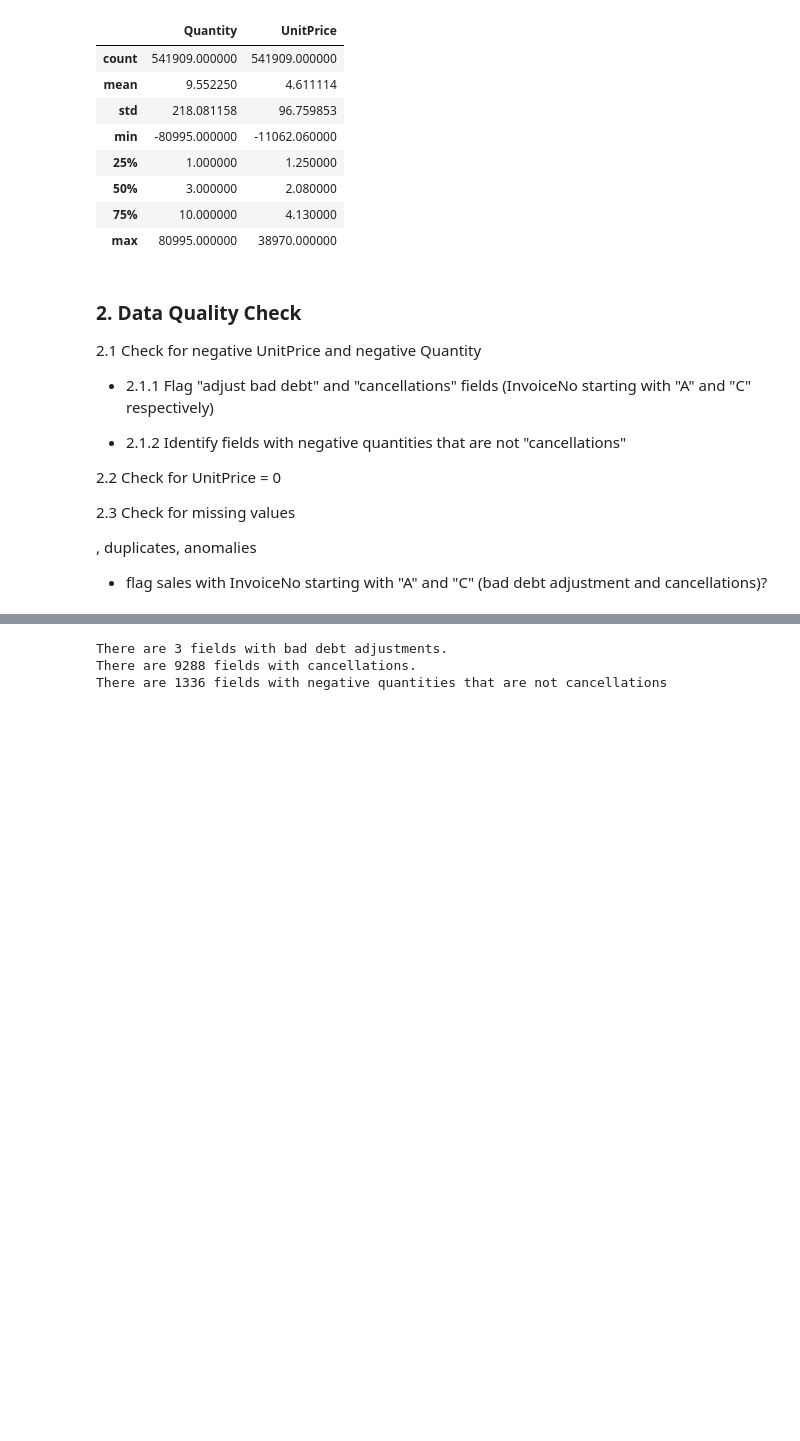
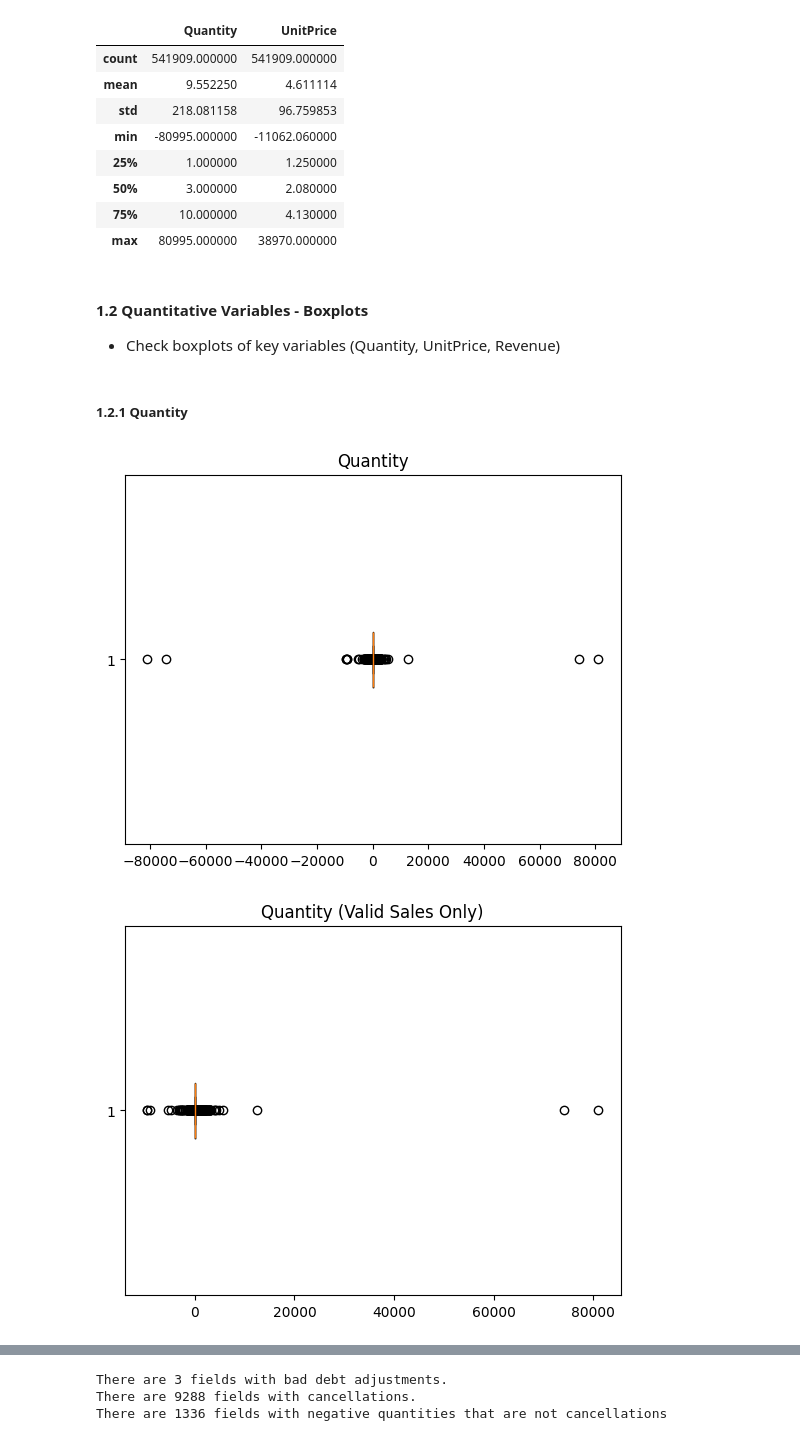
Before and after one commit to juniorrozariotmu/CIND820-Big-Data-Analytics-Project, a Jupyter notebook: cind820-eda.ipynb, the cells around one changed output, grey strips where cells are left out. Drawn from its saved outputs; the diff is of its cells as text; code cells hidden in the pictures; blank space fills up the shorter version.

```diff
--- a/cind820-eda.ipynb
+++ b/cind820-eda.ipynb
@@ -115,19 +117,35 @@ df[['Quantity', 'UnitPrice']].describe()
 | 50% | 3.000000 | 2.080000 |
 | 75% | 10.000000 | 4.130000 |
 | max | 80995.000000 | 38970.000000 |
-# %% [markdown]
-### 2. Data Quality Check
-
-2.1 Check for negative UnitPrice and negative Quantity
-
-- 2.1.1 Flag "adjust bad debt" and "cancellations" fields (InvoiceNo starting with "A" and "C" respectively)
-
-- 2.1.2 Identify fields with negative quantities that are not "cancellations"
-
-2.2 Check for UnitPrice = 0
-
-
-2.3 Check for missing values
-
-, duplicates, anomalies
-- flag sales with InvoiceNo starting with "A" and "C" (bad debt adjustment and cancellations)?
+# %% [markdown]
+#### 1.2 Quantitative Variables - Boxplots
+
+- Check boxplots of key variables (Quantity, UnitPrice, Revenue)
+# %% [markdown]
+##### 1.2.1 Quantity
+# %%
+# unfiltered
+
+plt.boxplot(df['Quantity'], vert=False)
+plt.title("Quantity")
+plt.show()
+# filtered - cancellations and bad debt excluded
+
+filtered = df.loc[
+    (~df["InvoiceNo"].str.startswith("C", na=False)) &
+    (~df["InvoiceNo"].str.startswith("A", na=False)),
+    "Quantity"
+]
+
+plt.boxplot(filtered.dropna(), vert=False)
+plt.title("Quantity (Valid Sales Only)")
+plt.show()
+# filtered - cancellations and bad debt excluded
+# outliers excluded
+
+plt.boxplot(filtered.dropna(), vert=False, showfliers=False)
+plt.title("Quantity (Valid Sales Only) (Outliers Excl.)")
+plt.show()
+# %% [output]
+[figure, added]
+[figure, added]
```
Also changed, not shown: parts of 106 cells of this notebook.
